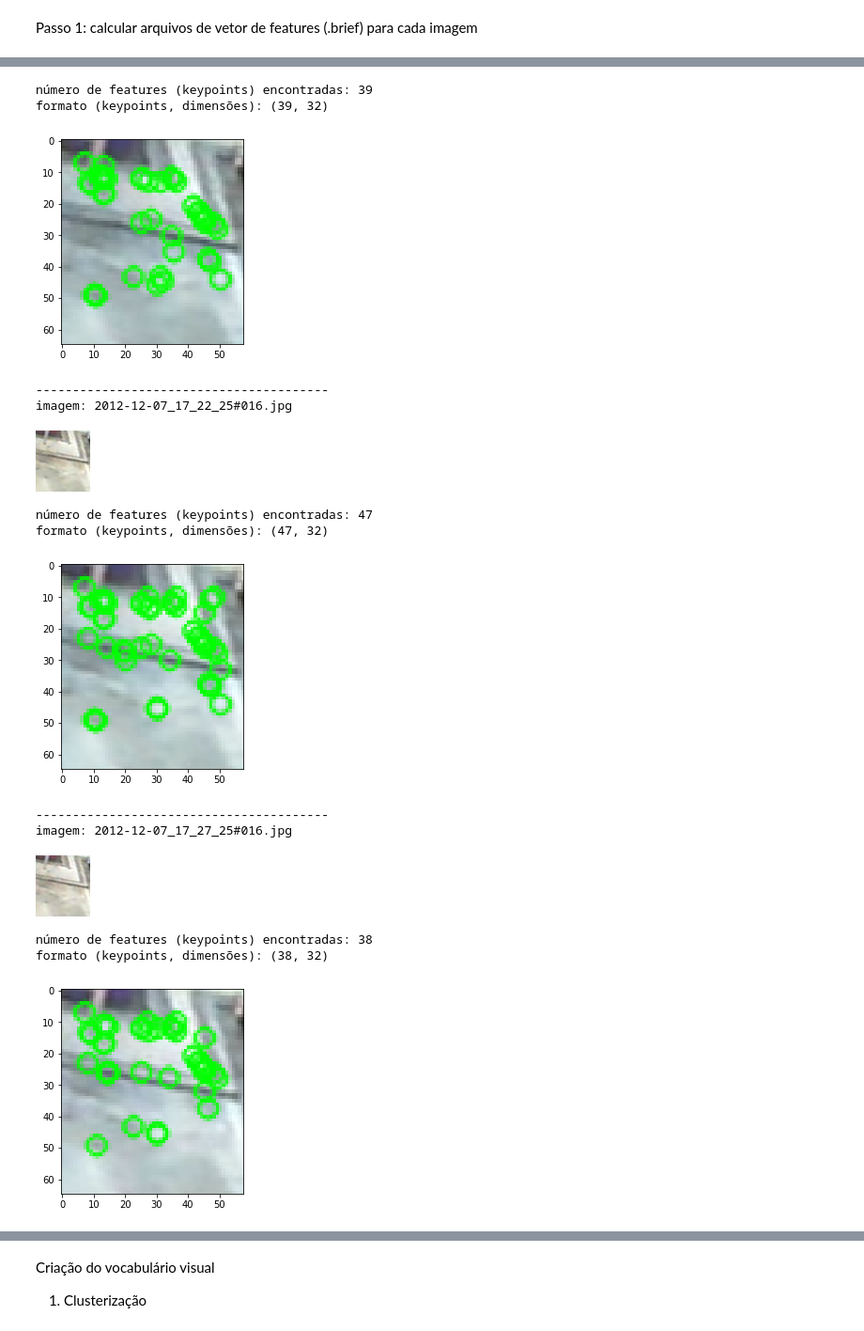
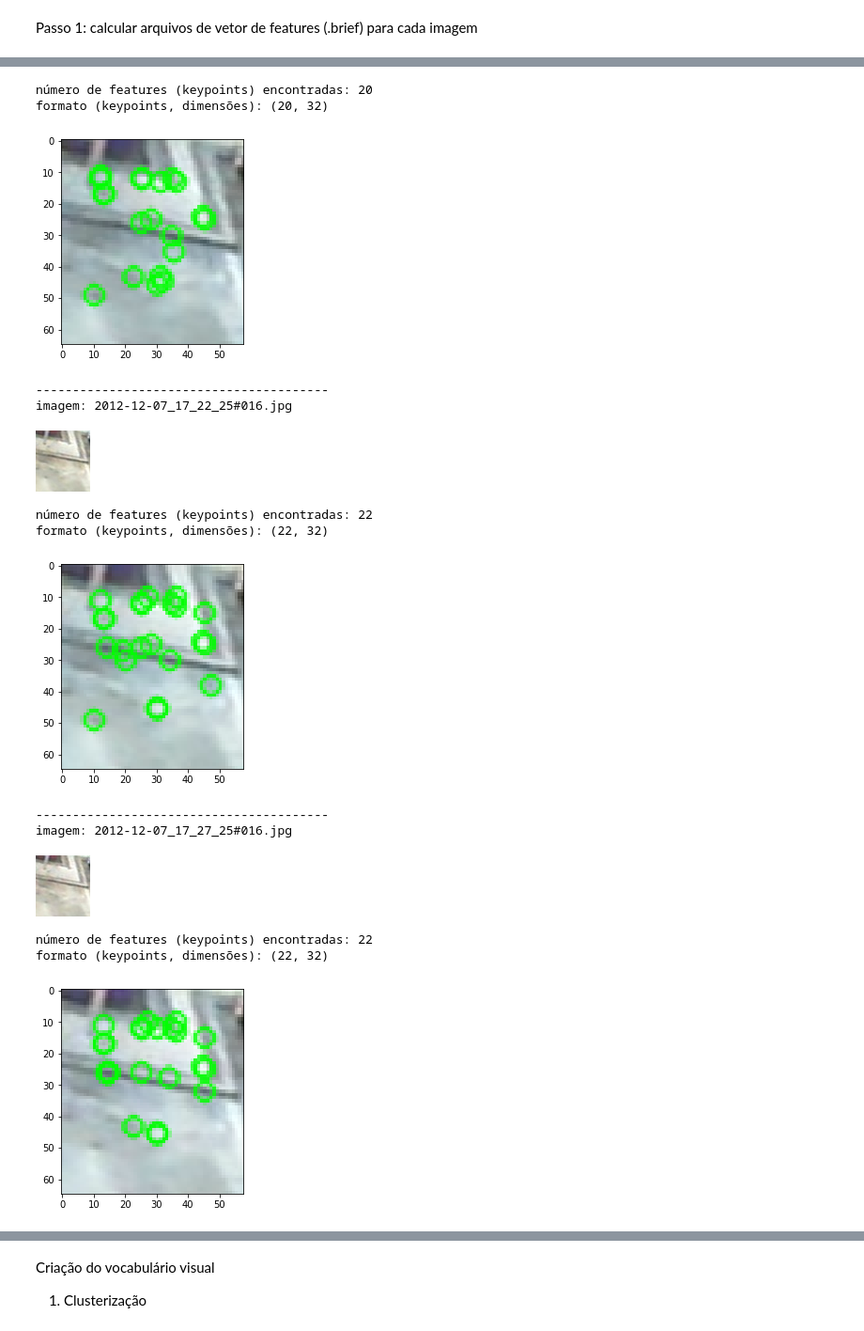
Before and after one commit to albs-br/tcc-machine-vision, a Jupyter notebook: TCC_teste_1.ipynb, the cells around one changed output, grey strips where cells are left out. Shown at 94% size. Cells and saved outputs as stored; diff of their text form; code cells hidden in the pictures.

```diff
--- a/TCC_teste_1.ipynb
+++ b/TCC_teste_1.ipynb
@@ -58,8 +58,10 @@ for f in os.listdir(bow_dir):
 Mostrar imagem exemplo:
 # %%
 #Mostrar imagem:
-path = '/content/drive/MyDrive/Pós IA PUC MInas/TCC/Selected Pics/UFPR04/Sunny/2012-12-07/'
-frame = cv2.imread(path + 'Empty/2012-12-07_17_17_25#016.jpg')
+#path = '/content/drive/MyDrive/Pós IA PUC MInas/TCC/Selected Pics/UFPR04/Sunny/2012-12-07/'
+path = '/content/drive/MyDrive/Pós IA PUC MInas/TCC/Imagens selecionadas/UFPR04/016/'
+#frame = cv2.imread(path + 'Empty/2012-12-07_17_17_25#016.jpg')
+frame = cv2.imread(path + 'Empty_Cloudy_2012-12-14_16_55_13#016.jpg')
 # frame = cv2.imread(path + 'Occupied/2012-12-07_17_12_25#016.jpg')
 #frame = cv2.imread('/content/20150703_0805_10.jpg')
 
@@ -109,14 +111,14 @@ if os.path.exists(frames_dir):
           nfeatures = 500,                    # The maximum number of features to retain.
           scaleFactor = 1.2,                  # Pyramid decimation ratio, greater than 1
           nlevels = 8,                        # The number of pyramid levels.
-          edgeThreshold = 7,                  # This is size of the border where the features are not detected. It should roughly match the patchSize parameter
+          edgeThreshold = 10,                 # This is size of the border where the features are not detected. It should roughly match the patchSize parameter
           firstLevel = 0,                     # It should be 0 in the current implementation.
           WTA_K = 2,                          # The number of points that produce each element of the oriented BRIEF descriptor.
           scoreType = cv2.ORB_HARRIS_SCORE,   # The default HARRIS_SCORE means that Harris algorithm is used to rank features (the score is written to KeyPoint::score and is
                                               # used to retain best nfeatures features); FAST_SCORE is alternative value of the parameter that produces slightly less stable
                                               # keypoints, but it is a little faster to compute.
           #scoreType = cv2.ORB_FAST_SCORE,
-          patchSize = 7                       # size of the patch used by the oriented BRIEF descriptor. Of course, on smaller pyramid layers the perceived image area covered
+          patchSize = 10                      # size of the patch used by the oriented BRIEF descriptor. Of course, on smaller pyramid layers the perceived image area covered
                                               # by a feature will be larger.
         )
 
@@ -147,45 +149,45 @@ if os.path.exists(frames_dir):
         print("formato (keypoints, dimensões): " + str(np.shape(feat)))
         #print(feat)
 
 
         # mostrar imagem com os keypoints encontrados
         img2_kp = cv2.drawKeypoints(img, kp, None, color=(0,255,0), \
                 flags=cv2.DrawMatchesFlags_DEFAULT)
         plt.figure()
         plt.imshow(img2_kp)
         plt.show()
 
 
         feat_path = join(features_dir, file)
         #feat_path = join(frames_dir, file)
 
         # store the data as binary data stream
         with open(feat_path + ".brief", "wb") as f:
             pickle.dump(feat.tolist(), f)
 
         # f = open(feat_path + ".brief.txt", "w")
         # f.write(str(feat.tolist()))
         # f.close()
 
         print("----------------------------------------")
 # %% [output]
 imagem: 2012-12-07_17_17_25#016.jpg
 [figure]
-número de features (keypoints) encontradas: 39
-formato (keypoints, dimensões): (39, 32)
+número de features (keypoints) encontradas: 20
+formato (keypoints, dimensões): (20, 32)
-[figure, old version]
+[figure, new version]
 ----------------------------------------
 imagem: 2012-12-07_17_22_25#016.jpg
 [figure]
-número de features (keypoints) encontradas: 47
-formato (keypoints, dimensões): (47, 32)
+número de features (keypoints) encontradas: 22
+formato (keypoints, dimensões): (22, 32)
-[figure, old version]
+[figure, new version]
 ----------------------------------------
 imagem: 2012-12-07_17_27_25#016.jpg
 [figure]
-número de features (keypoints) encontradas: 38
-formato (keypoints, dimensões): (38, 32)
+número de features (keypoints) encontradas: 22
+formato (keypoints, dimensões): (22, 32)
-[figure, old version]
+[figure, new version]
 ... (161 outputs left out)
 # %% [markdown]
 Criação do vocabulário visual
```
Also changed, not shown: parts of 10 cells of this notebook.
